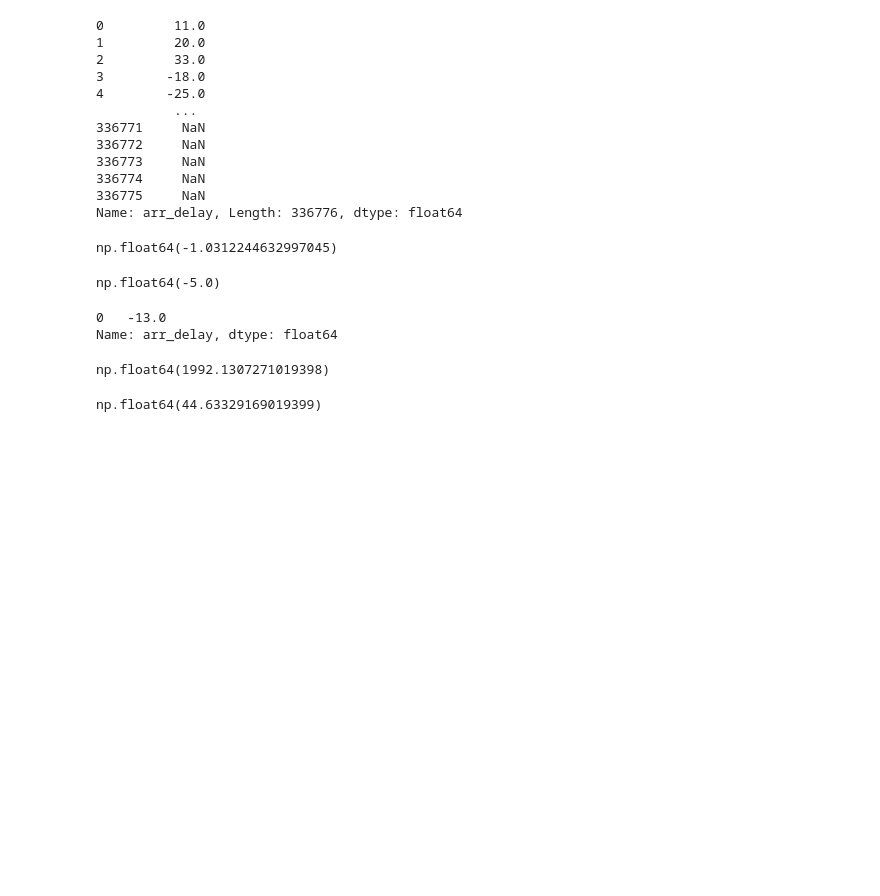
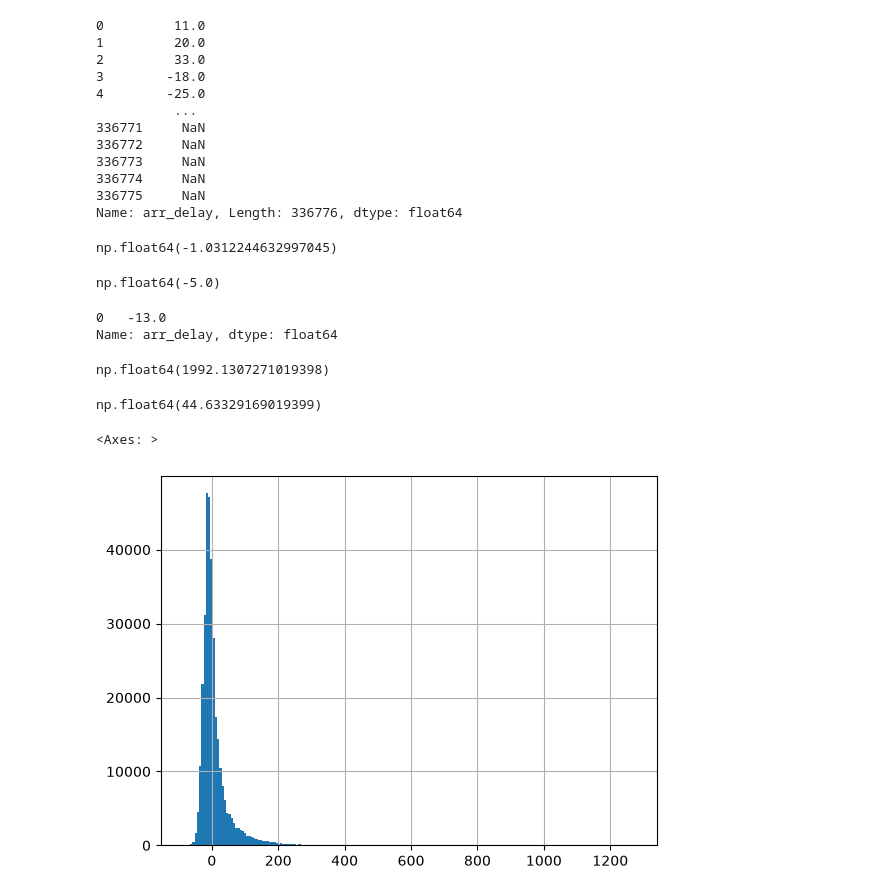
Before and after one commit to Sina-mjd/Data-Science-Learning-Journey, a Jupyter notebook: 02_Descriptive_Statistics/02_descriptive_stats.ipynb, the cells around one changed output. Drawn from its saved outputs; the diff is of its cells as text; code cells hidden in the pictures; blank space fills up the shorter version.

```diff
--- a/02_Descriptive_Statistics/02_descriptive_stats.ipynb
+++ b/02_Descriptive_Statistics/02_descriptive_stats.ipynb
@@ -53,3 +53,8 @@ np.float64(1992.1307271019398)
 data['arr_delay'].std()
 # %% [output]
 np.float64(44.63329169019399)
+# %%
+data['arr_delay'].hist(bins = 200)
+# %% [output]
+<Axes: >
+[figure, added]
```
Also changed, not shown: parts of 24 cells of this notebook.
